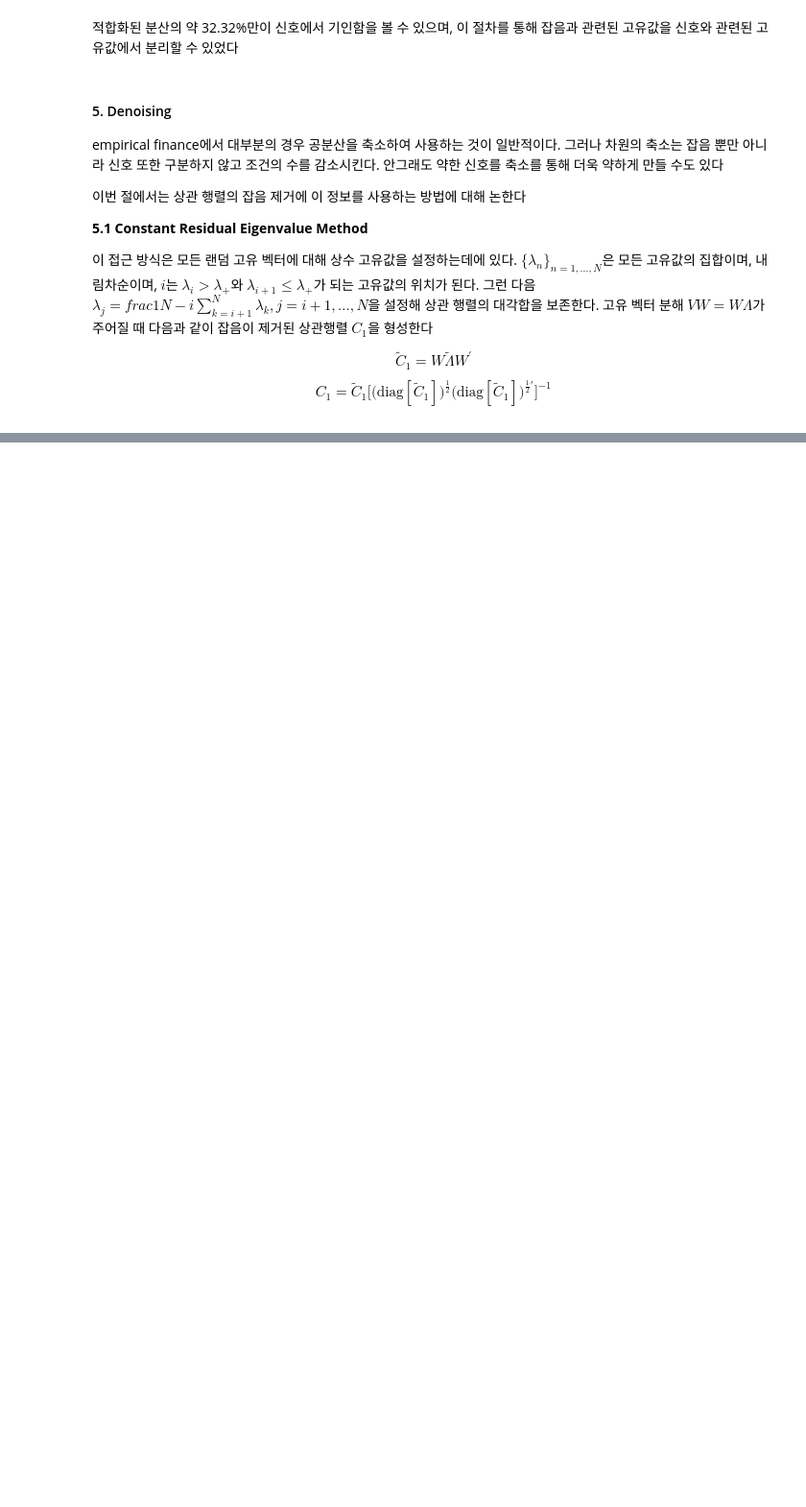
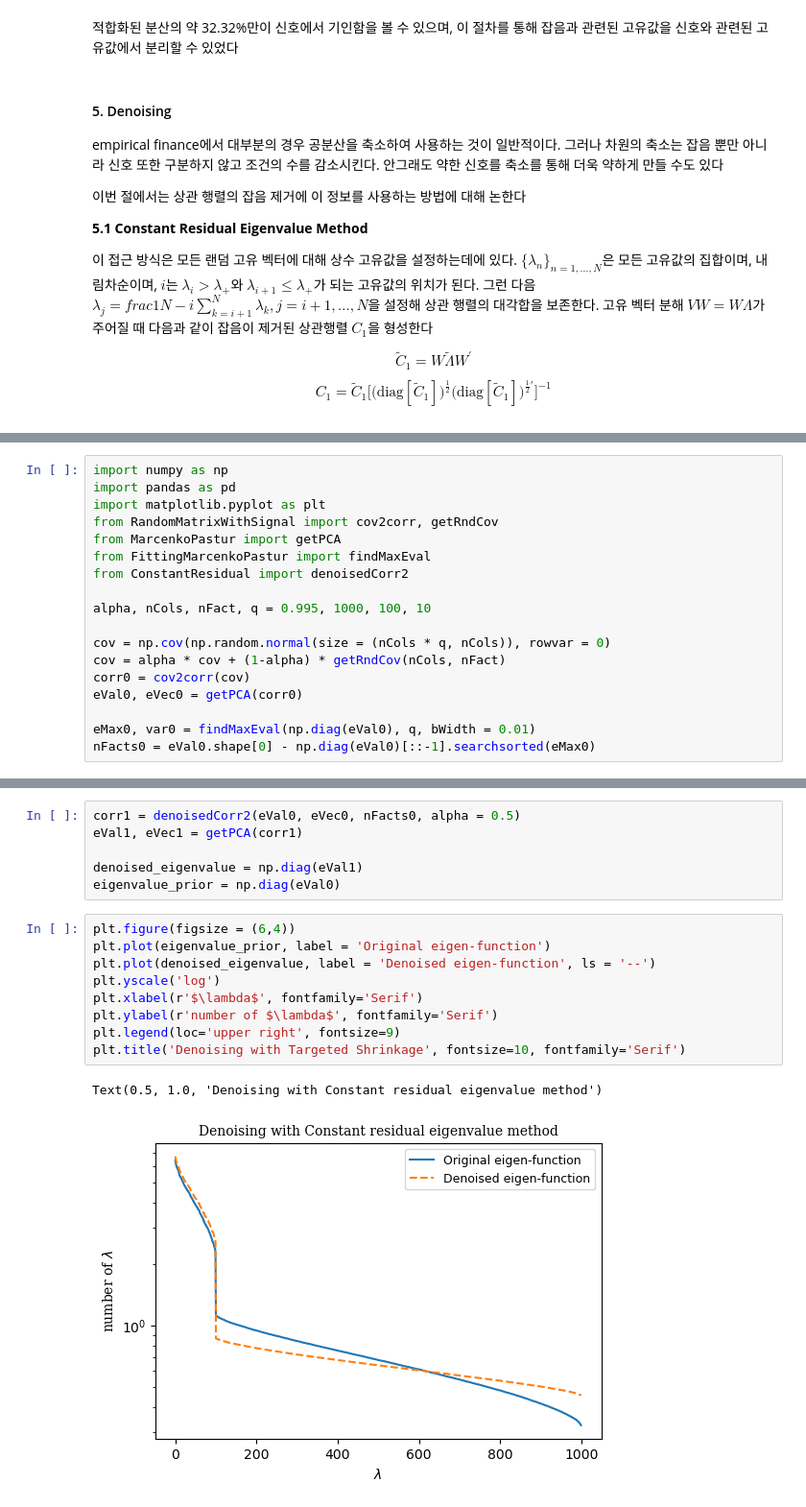
Before and after one commit to Tommylee1013/MachineLearning-for-AssetManagers, a Jupyter notebook: Chapter 2/02Denoising and Detoning.ipynb, the cells around one changed output, grey strips where cells are left out. Shown at 96% size. Saved outputs shown, nothing was run; the diff lists cells and outputs as text; blank space fills up the shorter version.

```diff
--- a/Chapter 2/02Denoising and Detoning.ipynb
+++ b/Chapter 2/02Denoising and Detoning.ipynb
@@ -103,0 +108,18 @@ found errPDFs0.6791465058498752
+# %%
+import numpy as np
+import pandas as pd
+import matplotlib.pyplot as plt
+from RandomMatrixWithSignal import cov2corr, getRndCov
+from MarcenkoPastur import getPCA
+from FittingMarcenkoPastur import findMaxEval
+from ConstantResidual import denoisedCorr2
+
+alpha, nCols, nFact, q = 0.995, 1000, 100, 10
+
+cov = np.cov(np.random.normal(size = (nCols * q, nCols)), rowvar = 0)
+cov = alpha * cov + (1-alpha) * getRndCov(nCols, nFact)
+corr0 = cov2corr(cov)
+eVal0, eVec0 = getPCA(corr0)
+
+eMax0, var0 = findMaxEval(np.diag(eVal0), q, bWidth = 0.01)
+nFacts0 = eVal0.shape[0] - np.diag(eVal0)[::-1].searchsorted(eMax0)
@@ -103,0 +144,18 @@ found errPDFs0.6791465058498752
+# %%
+corr1 = denoisedCorr2(eVal0, eVec0, nFacts0, alpha = 0.5)
+eVal1, eVec1 = getPCA(corr1)
+
+denoised_eigenvalue = np.diag(eVal1)
+eigenvalue_prior = np.diag(eVal0)
+# %%
+plt.figure(figsize = (6,4))
+plt.plot(eigenvalue_prior, label = 'Original eigen-function')
+plt.plot(denoised_eigenvalue, label = 'Denoised eigen-function', ls = '--')
+plt.yscale('log')
+plt.xlabel(r'$\lambda$', fontfamily='Serif')
+plt.ylabel(r'number of $\lambda$', fontfamily='Serif')
+plt.legend(loc='upper right', fontsize=9)
+plt.title('Denoising with Targeted Shrinkage', fontsize=10, fontfamily='Serif')
+# %% [output]
+Text(0.5, 1.0, 'Denoising with Constant residual eigenvalue method')
+[figure, added]
```
Also changed, not shown: parts of 6 cells of this notebook, 1 other file.
